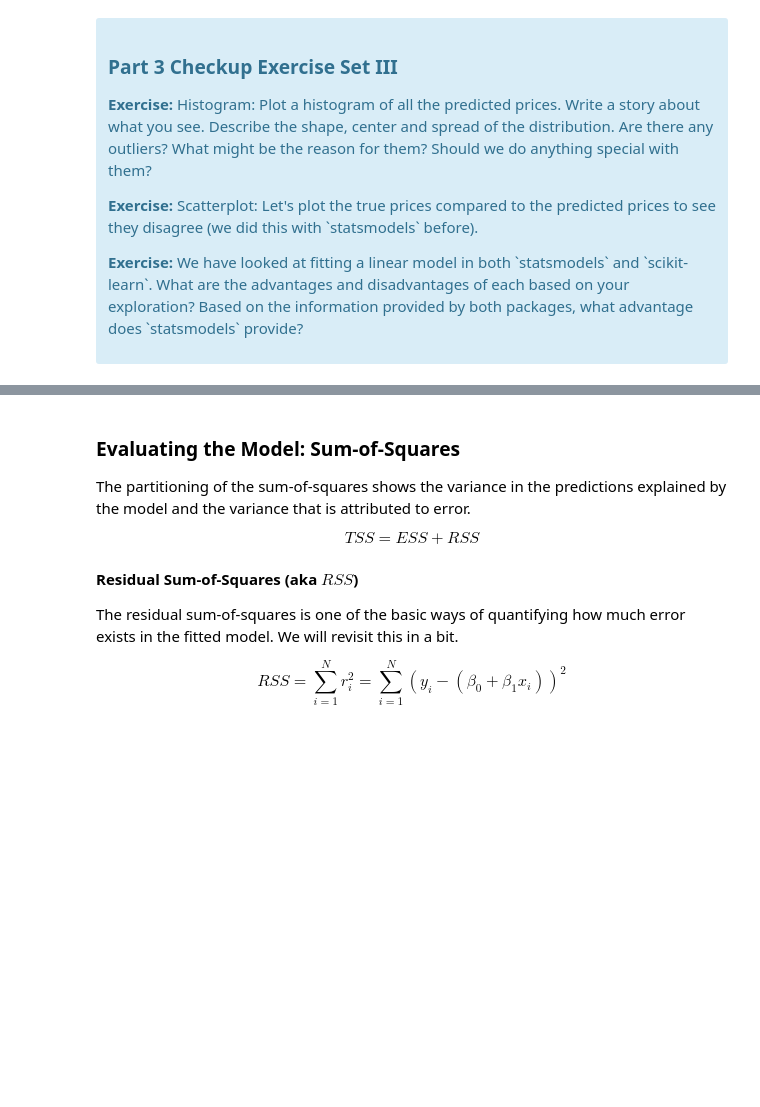
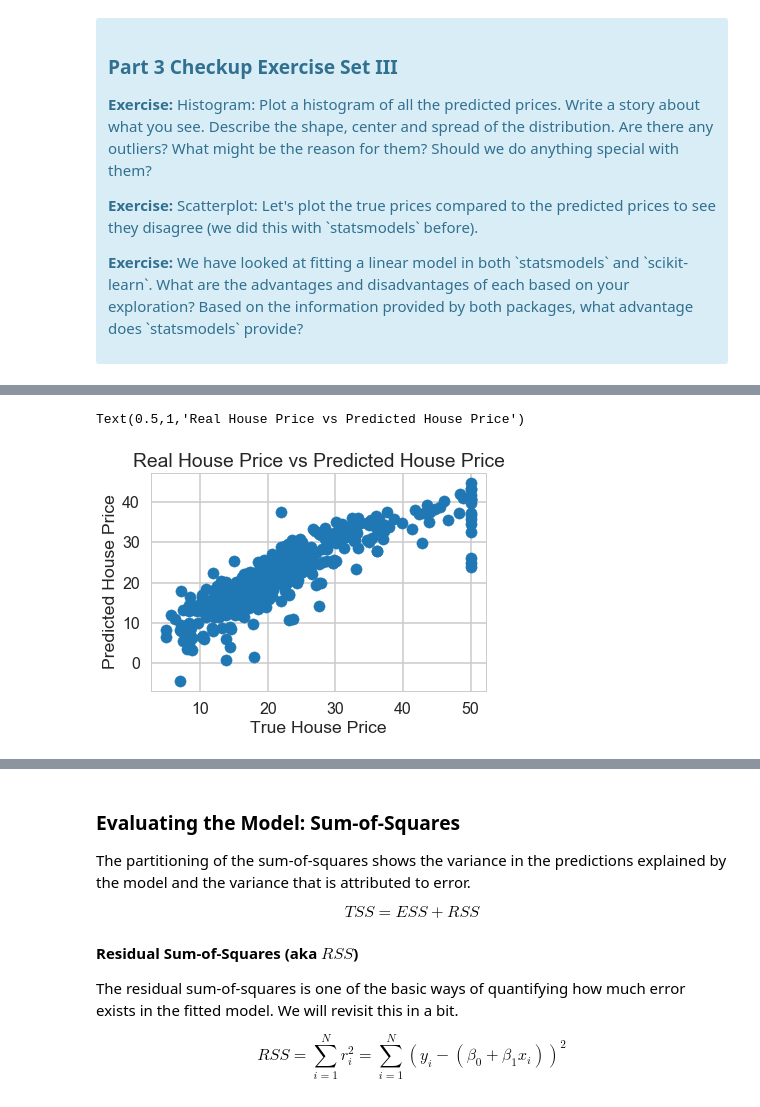
Before and after one commit to LukasBut/Springboard-Projects, a Jupyter notebook: 11.1.5 Linear Regression Using Boston Housing Data Set/Mini_Project_Linear_Regression.ipynb, the cells around one changed output, grey strips where cells are left out. Cells and saved outputs as stored; diff of their text form; code cells hidden in the pictures; blank space fills up the shorter version.

```diff
--- a/11.1.5 Linear Regression Using Boston Housing Data Set/Mini_Project_Linear_Regression.ipynb
+++ b/11.1.5 Linear Regression Using Boston Housing Data Set/Mini_Project_Linear_Regression.ipynb
@@ -614,0 +651,8 @@ array([ 30.00821269,  25.0298606 ,  30.5702317 ,  28.60814055,  27.94288232])
+# %%
+plt.scatter(x=bos.PRICE, y=lm.predict(X))
+plt.xlabel("True House Price")
+plt.ylabel("Predicted House Price")
+plt.title("Real House Price vs Predicted House Price")
+# %% [output]
+Text(0.5,1,'Real House Price vs Predicted House Price')
+[figure, added]
```
Also changed, not shown: parts of 18 cells of this notebook.
